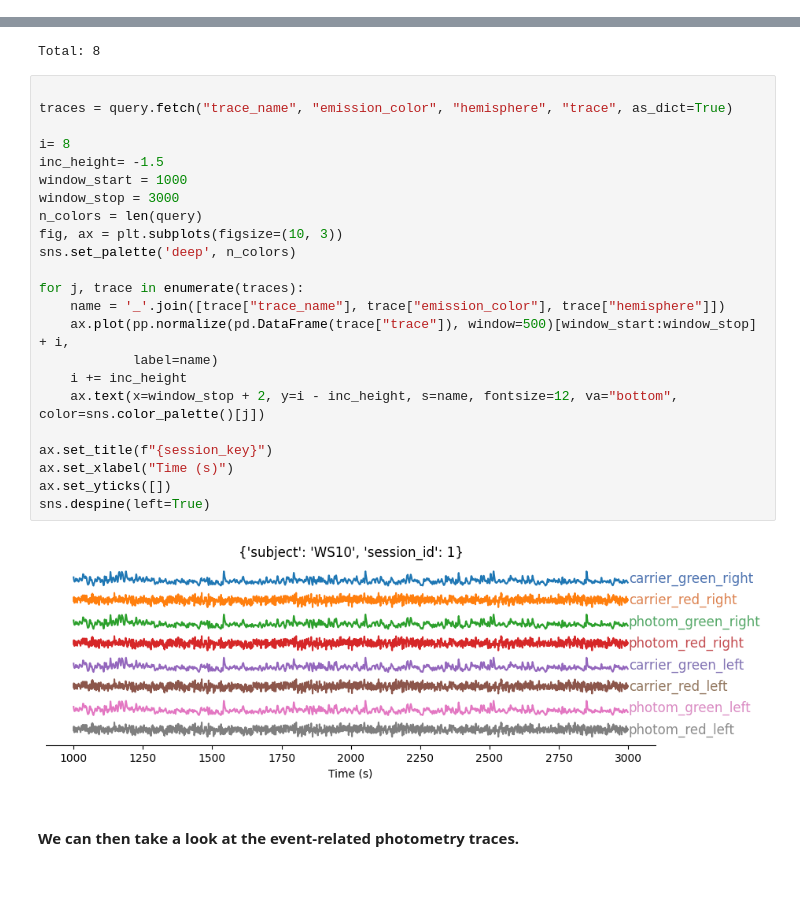
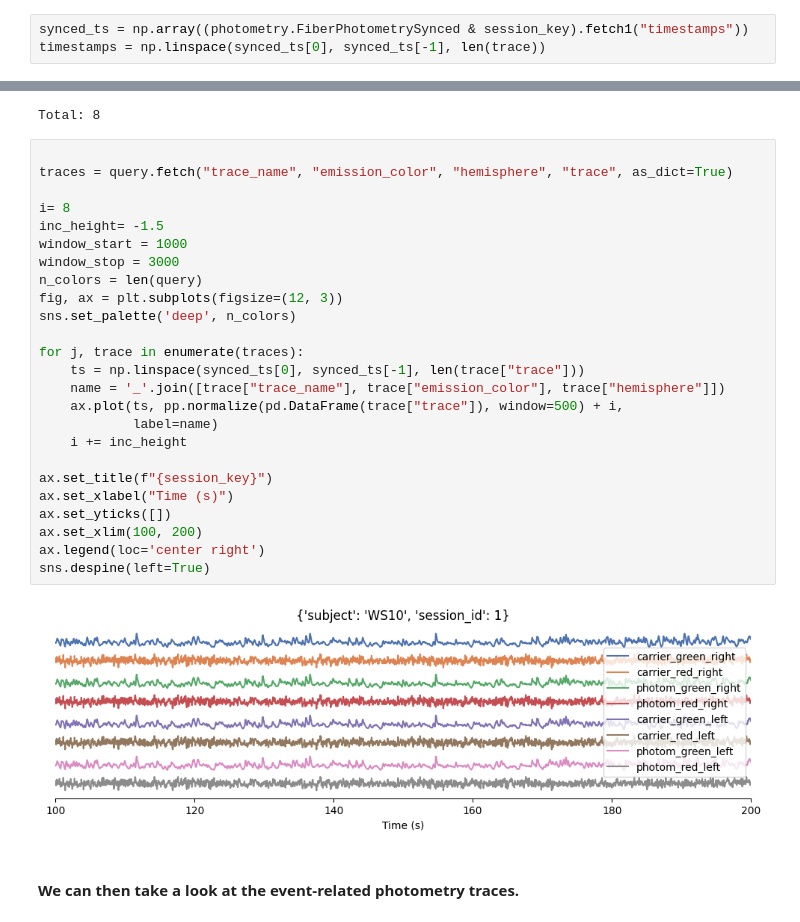
Before and after one commit to bernardosabatinilab/sabatini-datajoint-pipeline, a Jupyter notebook: notebooks/Oct2023 HMS Workshop/explore_pipeline.ipynb, the cells around one changed output, grey strips where cells are left out. Drawn from its saved outputs; the diff is of its cells as text; blank space fills up the shorter version.

```diff
--- a/notebooks/Oct2023 HMS Workshop/explore_pipeline.ipynb
+++ b/notebooks/Oct2023 HMS Workshop/explore_pipeline.ipynb
@@ -235,6 +234,9 @@ from scipy.stats import sem
 import pandas as pd
 import numpy as np
 import workflow.utils.photometry_preprocessing as pp
+# %%
+synced_ts = np.array((photometry.FiberPhotometrySynced & session_key).fetch1("timestamps"))
+timestamps = np.linspace(synced_ts[0], synced_ts[-1], len(trace))
 # %%
 #Plot a single trace (demodulated)
 fig, ax = plt.subplots(figsize=(15,2))
@@ -263,27 +265,29 @@ Total: 8
 # %%
 
 traces = query.fetch("trace_name", "emission_color", "hemisphere", "trace", as_dict=True)
 
 i= 8
 inc_height= -1.5
 window_start = 1000
 window_stop = 3000
 n_colors = len(query)
-fig, ax = plt.subplots(figsize=(10, 3))
+fig, ax = plt.subplots(figsize=(12, 3))
 sns.set_palette('deep', n_colors)
 
 for j, trace in enumerate(traces):
+    ts = np.linspace(synced_ts[0], synced_ts[-1], len(trace["trace"]))
     name = '_'.join([trace["trace_name"], trace["emission_color"], trace["hemisphere"]])
-    ax.plot(pp.normalize(pd.DataFrame(trace["trace"]), window=500)[window_start:window_stop] + i,
+    ax.plot(ts, pp.normalize(pd.DataFrame(trace["trace"]), window=500) + i,
             label=name)
     i += inc_height
-    ax.text(x=window_stop + 2, y=i - inc_height, s=name, fontsize=12, va="bottom", color=sns.color_palette()[j])
 
 ax.set_title(f"{session_key}")
 ax.set_xlabel("Time (s)")
 ax.set_yticks([])
+ax.set_xlim(100, 200)
+ax.legend(loc='center right')
 sns.despine(left=True)
 # %% [output]
-[figure, old version]
+[figure, new version]
 # %% [markdown]
 #### We can then take a look at the event-related photometry traces.
```
Also changed, not shown: parts of 13 cells of this notebook.
